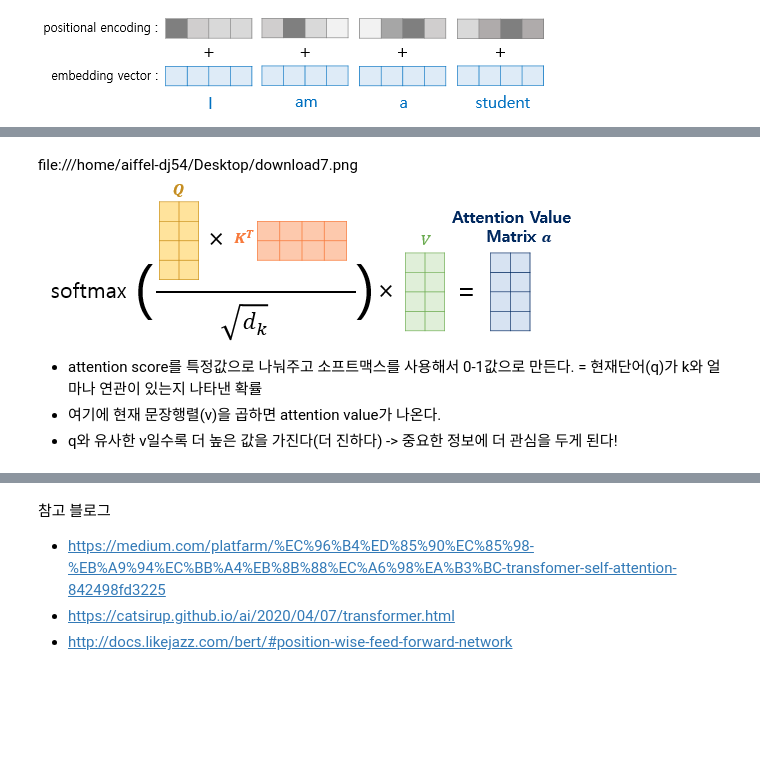
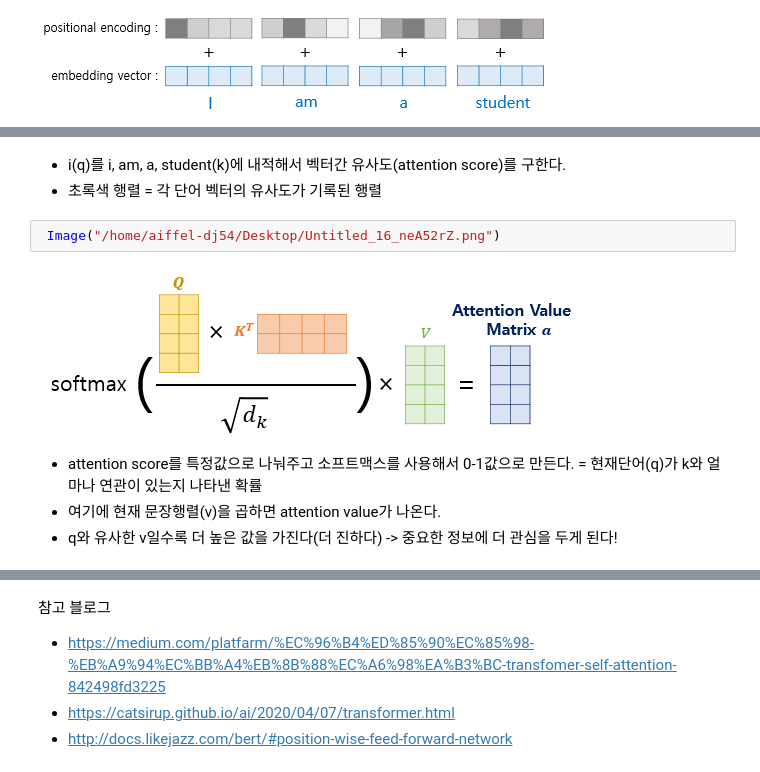
Before and after one commit to Acclesia/aiffel-project, a Jupyter notebook: [E-15] 한국어 대화형 챗봇만들기.ipynb, the cells around one changed output, grey strips where cells are left out. Cells and saved outputs as stored; diff of their text form; blank space fills up the shorter version.

```diff
--- a/[E-15] 한국어 대화형 챗봇만들기.ipynb
+++ b/[E-15] 한국어 대화형 챗봇만들기.ipynb
@@ -118,5 +120,11 @@ file:///home/aiffel-dj54/Desktop/download6.png![image.png](attachment:image.png)
+# %% [markdown]
+* i(q)를 i, am, a, student(k)에 내적해서 벡터간 유사도(attention score)를 구한다.
+* 초록색 행렬 = 각 단어 벡터의 유사도가 기록된 행렬
+# %%
+ Image("/home/aiffel-dj54/Desktop/Untitled_16_neA52rZ.png")
+# %% [output]
+[figure, added]
 # %% [markdown]
-file:///home/aiffel-dj54/Desktop/download7.png![image.png](attachment:image.png)
 
 * attention score를 특정값으로 나눠주고 소프트맥스를 사용해서 0-1값으로 만든다. = 현재단어(q)가 k와 얼마나 연관이 있는지 나타낸 확률
 * 여기에 현재 문장행렬(v)을 곱하면 attention value가 나온다.
```
Also changed, not shown: parts of 22 cells of this notebook.
